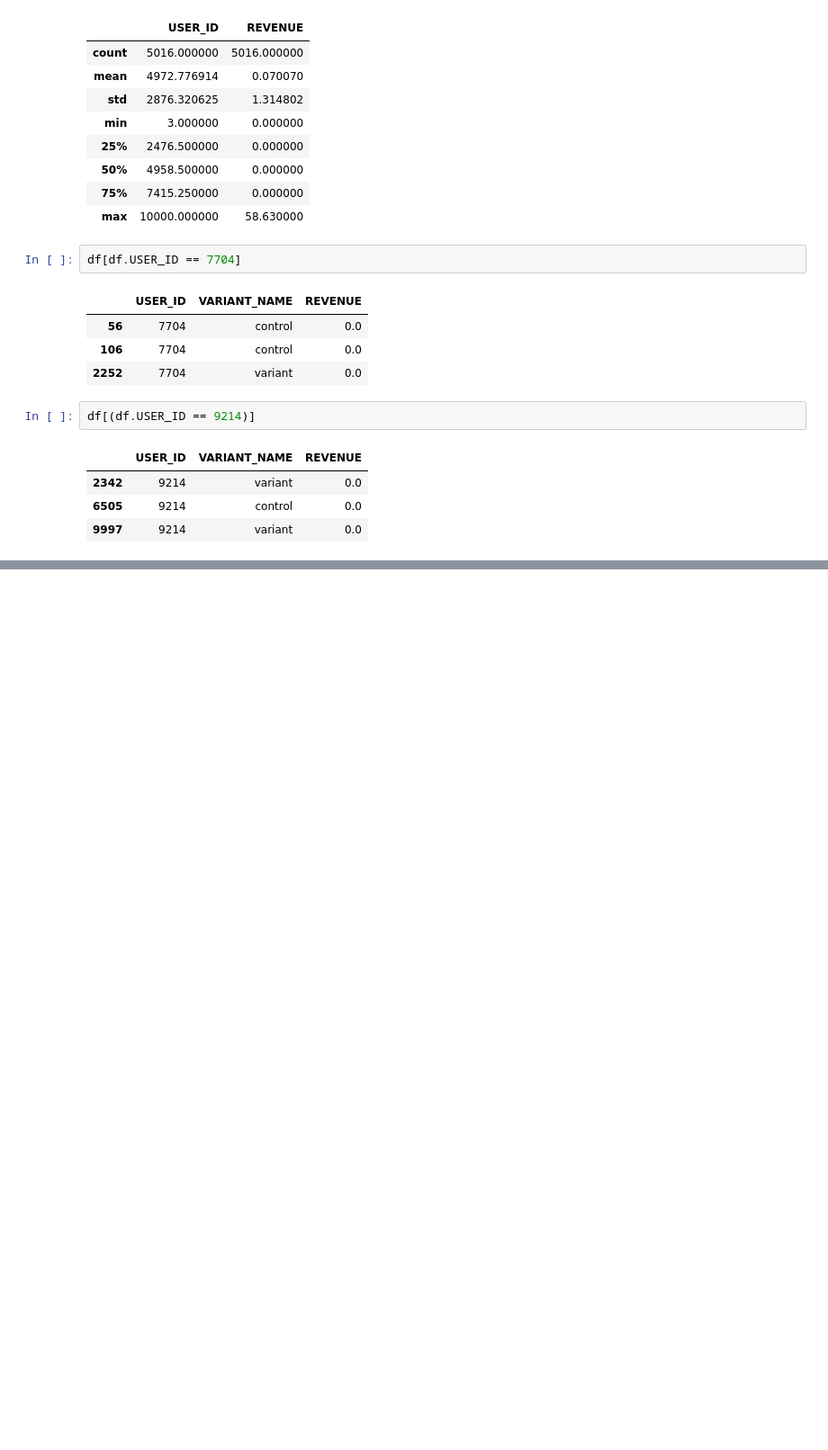
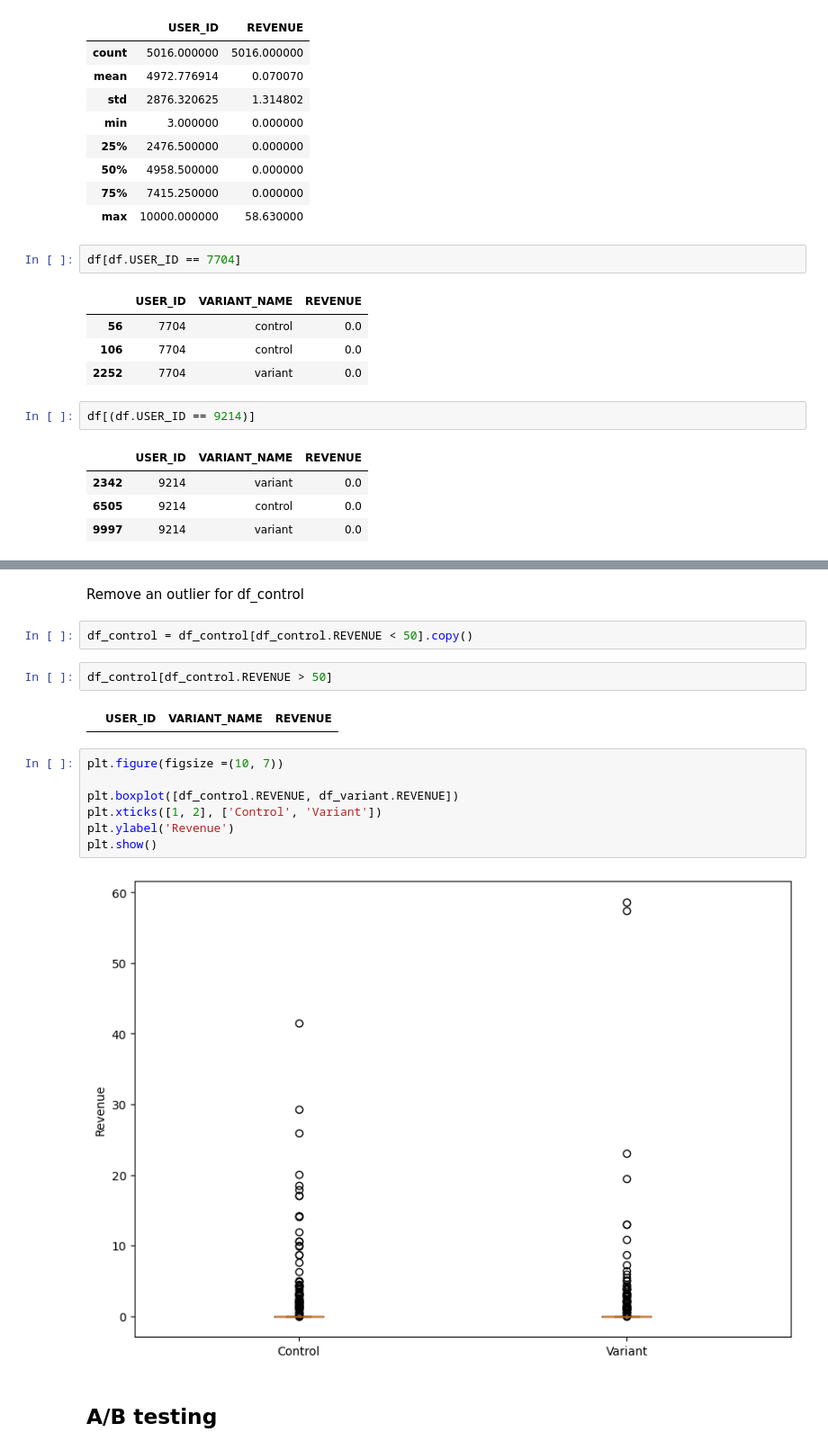
Before and after one commit to kpnguyen21/erdos-AB-testing, a Jupyter notebook: EDA.ipynb, the cells around one changed output, grey strips where cells are left out. Shown at 90% size. Cells and saved outputs as stored; diff of their text form; blank space fills up the shorter version.

```diff
--- a/EDA.ipynb
+++ b/EDA.ipynb
@@ -179,0 +243,19 @@ plt.show()
+# %% [markdown]
+Remove an outlier for df_control
+# %%
+df_control = df_control[df_control.REVENUE < 50].copy()
+# %%
+df_control[df_control.REVENUE > 50]
+# %% [output]
+|  | USER_ID | VARIANT_NAME | REVENUE |
+# %%
+plt.figure(figsize =(10, 7))
+
+plt.boxplot([df_control.REVENUE, df_variant.REVENUE])
+plt.xticks([1, 2], ['Control', 'Variant'])
+plt.ylabel('Revenue')
+plt.show()
+# %% [output]
+[figure, added]
+# %% [markdown]
+## A/B testing
```
Also changed, not shown: parts of 35 cells of this notebook.
